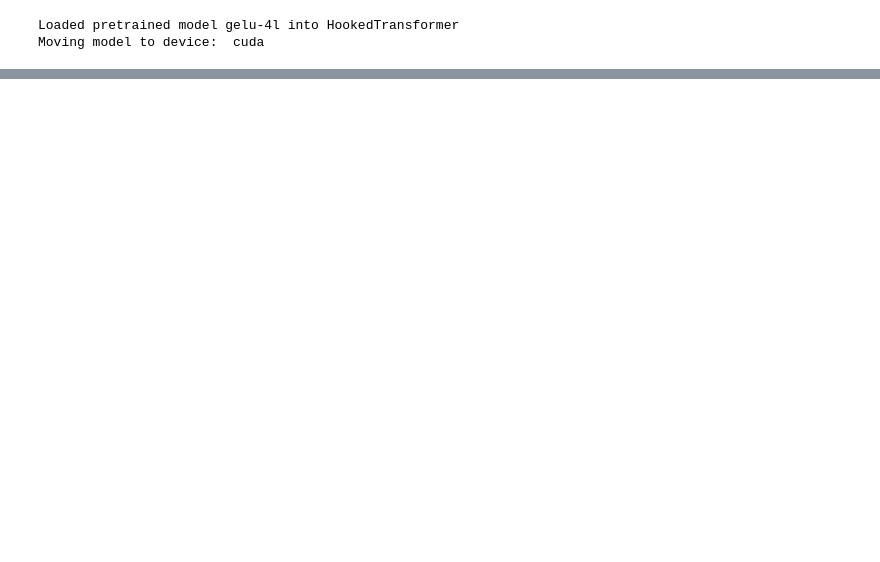
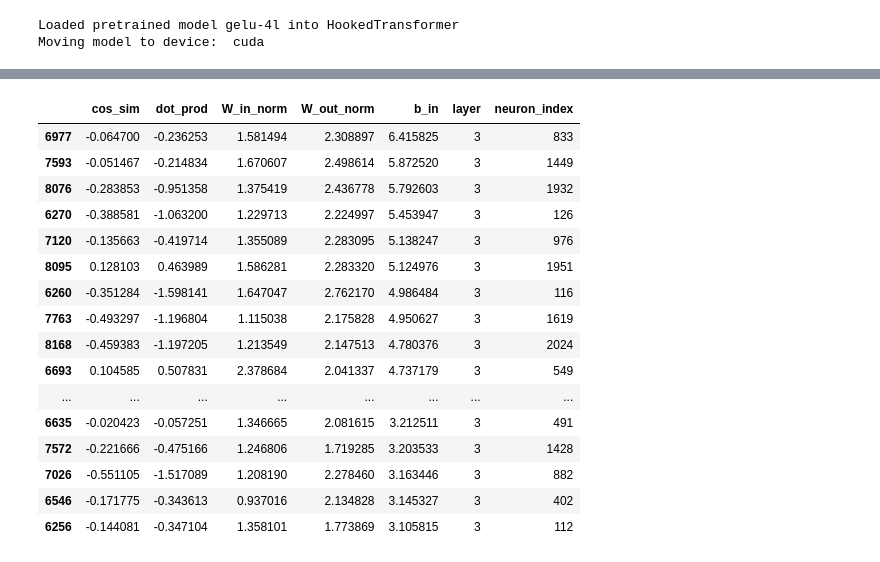
Before and after one commit to canrager/cleanup_nodes, a Jupyter notebook: notebooks/001-inspect-w&b.ipynb, the cells around one changed output, grey strips where cells are left out. Drawn from its saved outputs; the diff is of its cells as text; code cells hidden in the pictures; blank space fills up the shorter version.

```diff
--- a/notebooks/001-inspect-w&b.ipynb
+++ b/notebooks/001-inspect-w&b.ipynb
@@ -44,0 +106,20 @@ tensor([0., 1., 2.])
+# %%
+df.sort_values("b_in", ascending=False).head(40)
+# %% [output]
+|  | cos_sim | dot_prod | W_in_norm | W_out_norm | b_in | layer | neuron_index |
+| 6977 | -0.064700 | -0.236253 | 1.581494 | 2.308897 | 6.415825 | 3 | 833 |
+| 7593 | -0.051467 | -0.214834 | 1.670607 | 2.498614 | 5.872520 | 3 | 1449 |
+| 8076 | -0.283853 | -0.951358 | 1.375419 | 2.436778 | 5.792603 | 3 | 1932 |
+| 6270 | -0.388581 | -1.063200 | 1.229713 | 2.224997 | 5.453947 | 3 | 126 |
+| 7120 | -0.135663 | -0.419714 | 1.355089 | 2.283095 | 5.138247 | 3 | 976 |
+| 8095 | 0.128103 | 0.463989 | 1.586281 | 2.283320 | 5.124976 | 3 | 1951 |
+| 6260 | -0.351284 | -1.598141 | 1.647047 | 2.762170 | 4.986484 | 3 | 116 |
+| 7763 | -0.493297 | -1.196804 | 1.115038 | 2.175828 | 4.950627 | 3 | 1619 |
+| 8168 | -0.459383 | -1.197205 | 1.213549 | 2.147513 | 4.780376 | 3 | 2024 |
+| 6693 | 0.104585 | 0.507831 | 2.378684 | 2.041337 | 4.737179 | 3 | 549 |
+| ... | ... | ... | ... | ... | ... | ... | ... |
+| 6635 | -0.020423 | -0.057251 | 1.346665 | 2.081615 | 3.212511 | 3 | 491 |
+| 7572 | -0.221666 | -0.475166 | 1.246806 | 1.719285 | 3.203533 | 3 | 1428 |
+| 7026 | -0.551105 | -1.517089 | 1.208190 | 2.278460 | 3.163446 | 3 | 882 |
+| 6546 | -0.171775 | -0.343613 | 0.937016 | 2.134828 | 3.145327 | 3 | 402 |
+| 6256 | -0.144081 | -0.347104 | 1.358101 | 1.773869 | 3.105815 | 3 | 112 |
```
Also changed, not shown: parts of 12 cells of this notebook.
